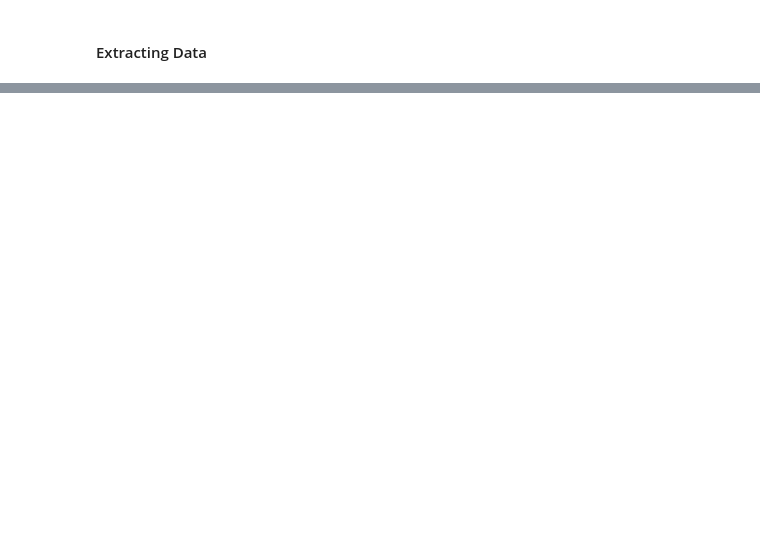
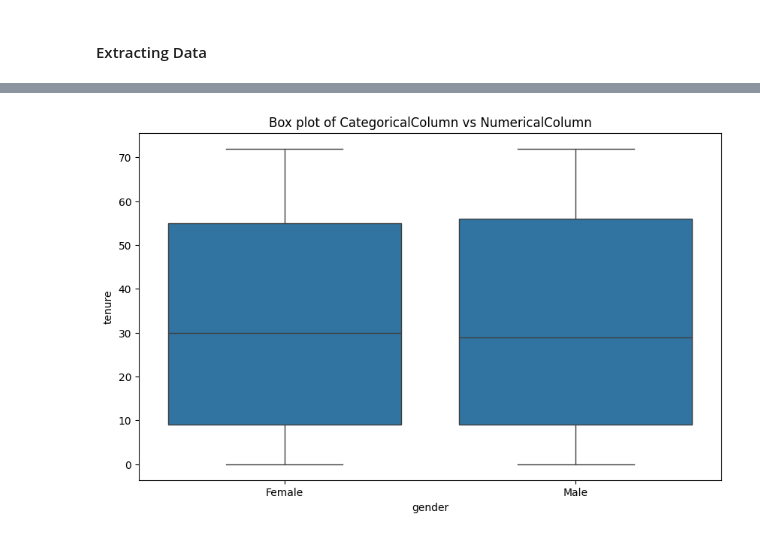
Before and after one commit to MoIdris/Customer-Churn-Prediction, a Jupyter notebook: Notebook/Customer_churn.ipynb, the cells around one changed output, grey strips where cells are left out. Saved outputs shown, nothing was run; the diff lists cells and outputs as text; code cells hidden in the pictures; blank space fills up the shorter version.

```diff
--- a/Notebook/Customer_churn.ipynb
+++ b/Notebook/Customer_churn.ipynb
@@ -113,0 +201,4 @@ data_1
+# %%
+# Merge Dataset
+Customer_churn = pd.concat([data_1, data_2], ignore_index=True)
+Customer_churn.to_csv('Customer_churn.csv')
@@ -113,0 +232,14 @@ data_1
+# %%
+# Change column names to lowercase
+Customer_churn.columns = Customer_churn.columns.str.lower()
+# %%
+Customer_churn = Customer_churn.replace({True: 'Yes', False: 'No'})
+# %%
+# Replace all missing string values with 0
+Customer_churn.totalcharges = Customer_churn.totalcharges.replace(" ", 0)
+
+# Change totalcharges type from string to float
+Customer_churn.totalcharges = Customer_churn.totalcharges.astype('float').round(2)
+
+# Round monthlycharges  to two decimal places
+Customer_churn['monthlycharges'] = Customer_churn['monthlycharges'].round(2)
@@ -113,0 +505,8 @@ data_1
+# %%
+# Categorical vs Numerical data
+plt.figure(figsize=(10, 6))
+sns.boxplot(x='gender', y='tenure', data=Customer_churn)
+plt.title('Box plot of CategoricalColumn vs NumericalColumn')
+plt.show()
+# %% [output]
+[figure, added]
```
Also changed, not shown: parts of 53 cells of this notebook, 1 other file.
